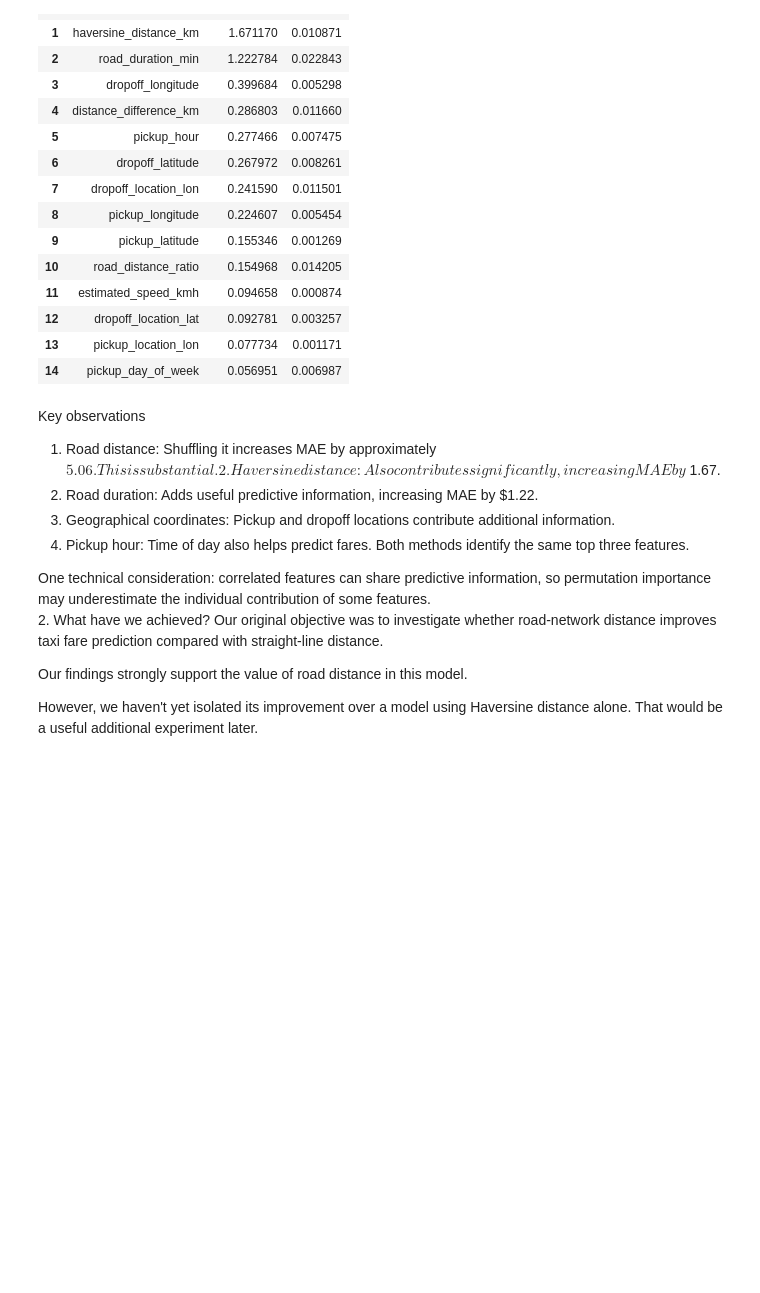
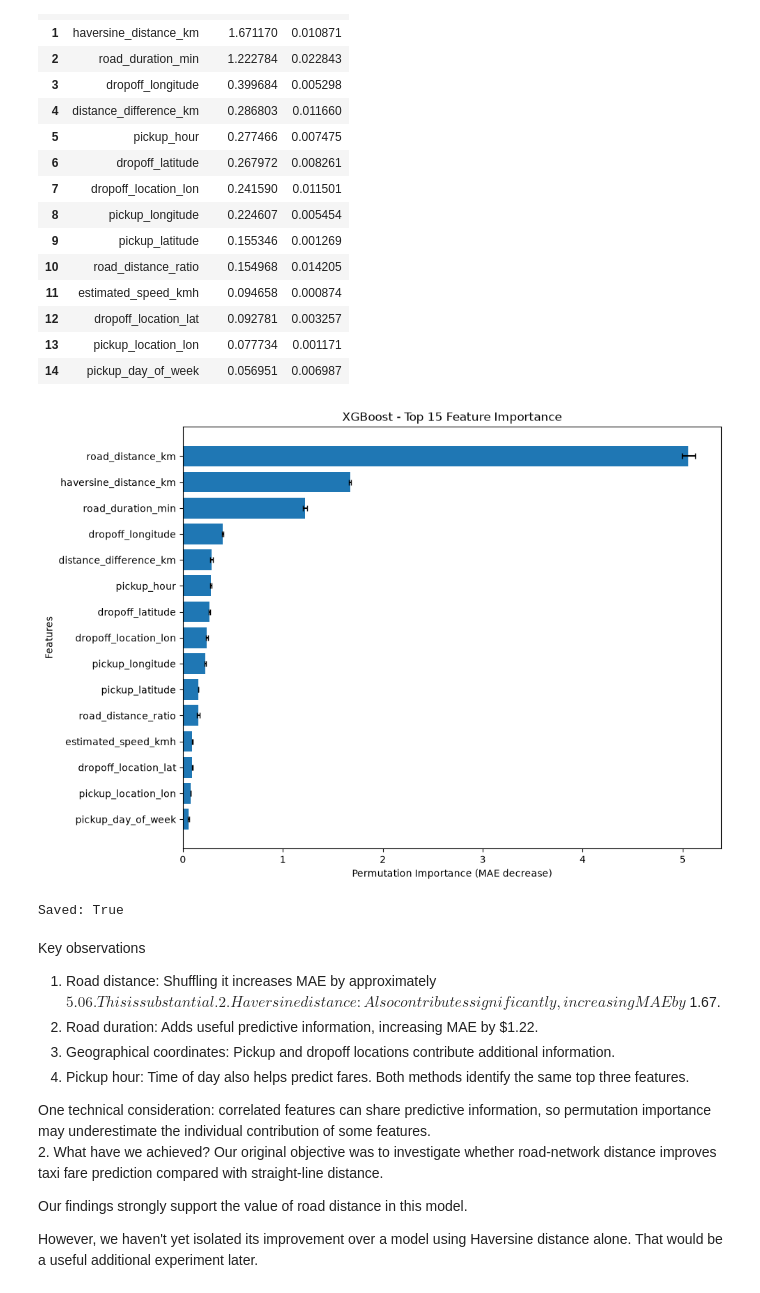
Before and after one commit to SahabajSahaji/nyc-taxi-road-distance-pipeline, a Jupyter notebook: notebooks/03_model_preparation.ipynb, the cells around one changed output. Cells and saved outputs as stored; diff of their text form; code cells hidden in the pictures; blank space fills up the shorter version.

Commit message:
Added visualization into README.md file

```diff
--- a/notebooks/03_model_preparation.ipynb
+++ b/notebooks/03_model_preparation.ipynb
@@ -679,6 +679,78 @@ display(permutation_df.head(15))
 | 12 | dropoff_location_lat | 0.092781 | 0.003257 |
 | 13 | pickup_location_lon | 0.077734 | 0.001171 |
 | 14 | pickup_day_of_week | 0.056951 | 0.006987 |
+# %%
+from pathlib import Path
+
+image_dir = Path("../reports/images")
+image_dir.mkdir(parents=True, exist_ok=True)
+# %%
+
+import pandas as pd
+import matplotlib.pyplot as plt
+
+importance_df = pd.DataFrame({
+    "Feature": [
+        "road_distance_km",
+        "haversine_distance_km",
+        "road_duration_min",
+        "dropoff_longitude",
+        "distance_difference_km",
+        "pickup_hour",
+        "dropoff_latitude",
+        "dropoff_location_lon",
+        "pickup_longitude",
+        "pickup_latitude",
+        "road_distance_ratio",
+        "estimated_speed_kmh",
+        "dropoff_location_lat",
+        "pickup_location_lon",
+        "pickup_day_of_week"
+    ],
+    "Importance": [
+        5.059727, 1.671170, 1.222784, 0.399684, 0.286803,
+        0.277466, 0.267972, 0.241590, 0.224607, 0.155346,
+        0.154968, 0.094658, 0.092781, 0.077734, 0.056951
+    ],
+    "Std": [
+        0.068182, 0.010871, 0.022843, 0.005298, 0.011660,
+        0.007475, 0.008261, 0.011501, 0.005454, 0.001269,
+        0.014205, 0.000874, 0.003257, 0.001171, 0.006987
+    ]
+})
+
+# Plot feature importance
+plot_df = importance_df.sort_values("Importance")
+
+plt.figure(figsize=(10, 7))
+
+plt.barh(
+    plot_df["Feature"],
+    plot_df["Importance"],
+    xerr=plot_df["Std"],
+    capsize=3
+)
+
+plt.xlabel("Permutation Importance (MAE decrease)")
+plt.ylabel("Features")
+plt.title("XGBoost - Top 15 Feature Importance")
+plt.tight_layout()
+
+
+# Save chart
+plt.savefig(
+    image_dir / "feature_importance.png",
+    dpi=300,
+    bbox_inches="tight"
+)
+
+plt.show()
+# %% [output]
+[figure, added]
+# %%
+print("Saved:", (image_dir / "feature_importance.png").exists())
+# %% [output]
+Saved: True
 # %% [markdown]
 Key observations
 1. Road distance: Shuffling it increases MAE by approximately $5.06. This is substantial.
```
Also changed, not shown: parts of 4 cells of this notebook, 7 other files.
